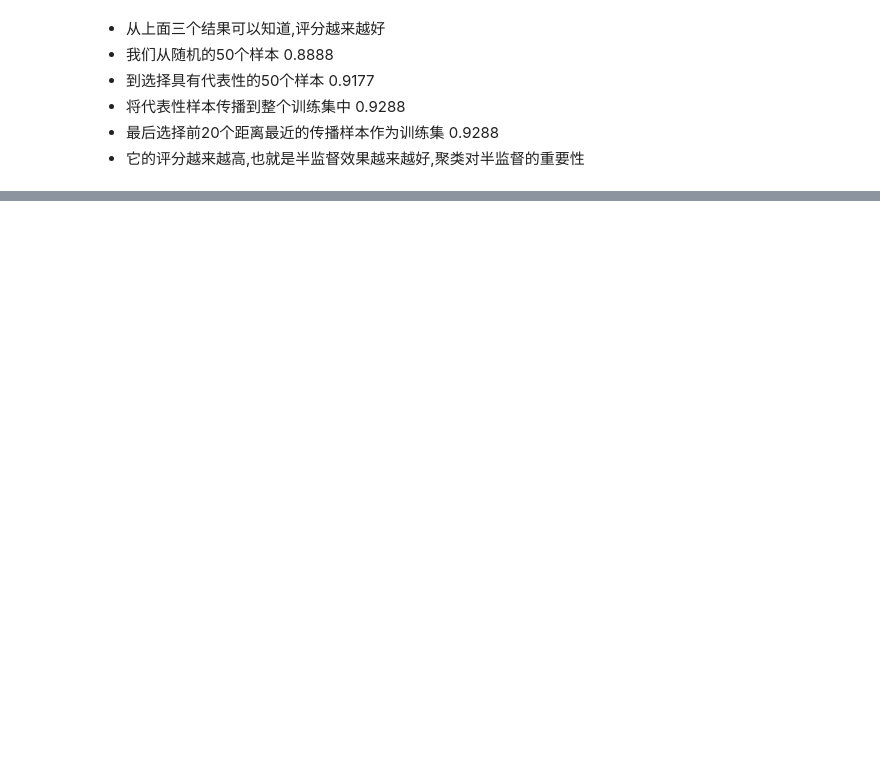
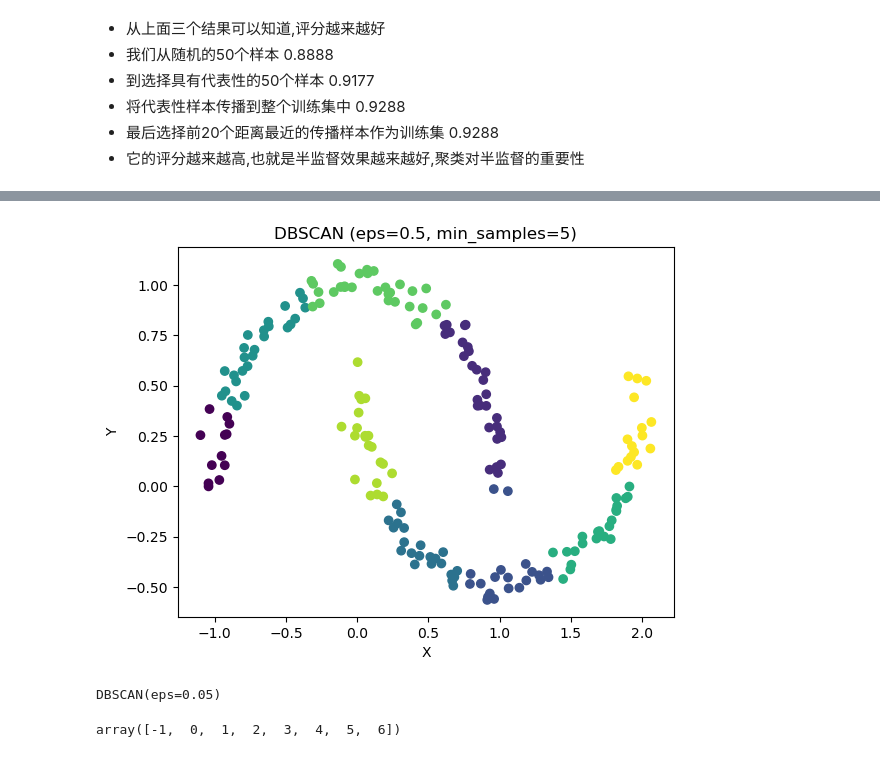
Before and after one commit to AshgardDev/homemade-machine-learning, a Jupyter notebook: homemade/k_means/k_means.ipynb, the cells around one changed output, grey strips where cells are left out. Cells and saved outputs as stored; diff of their text form; code cells hidden in the pictures; blank space fills up the shorter version.

```diff
--- a/homemade/k_means/k_means.ipynb
+++ b/homemade/k_means/k_means.ipynb
@@ -657,0 +798,13 @@ log_reg.score(X_test, y_test)
+# %%
+from sklearn.datasets import make_moons
+X, _ = make_moons(n_samples=200, noise=0.05, random_state=42)
+dbscan = DBSCAN(eps=0.5, min_samples=5)
+labels = dbscan.fit_predict(X)
+
+plt.scatter(X[:, 0], X[:, 1], c=labels, cmap='viridis')
+plt.title(f'DBSCAN (eps={dbscan.eps}, min_samples={dbscan.min_samples})')
+plt.xlabel('X')
+plt.ylabel('Y')
+plt.show()
+# %% [output]
+[figure, added]
@@ -657,0 +814,14 @@ log_reg.score(X_test, y_test)
+# %%
+from sklearn.cluster import DBSCAN
+dbscan = DBSCAN(eps=0.05, min_samples=5)
+dbscan.fit(X)
+# %% [output]
+DBSCAN(eps=0.05)
+# %%
+## 簇
+np.unique(dbscan.labels_)
+
+## -1代表的是离群点
+## 其他的值代表簇id
+# %% [output]
+array([-1,  0,  1,  2,  3,  4,  5,  6])
```
Also changed, not shown: parts of 23 cells of this notebook.
